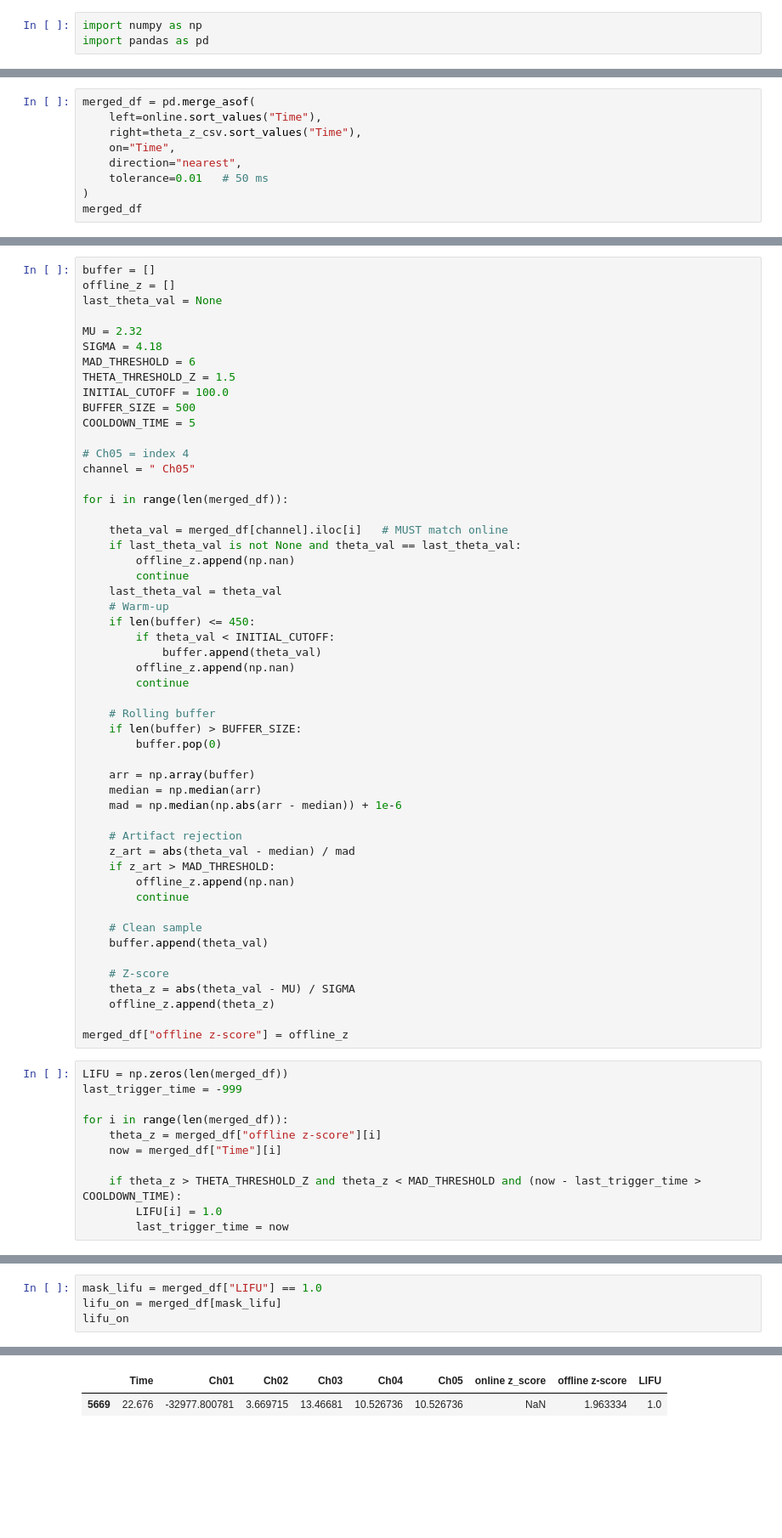
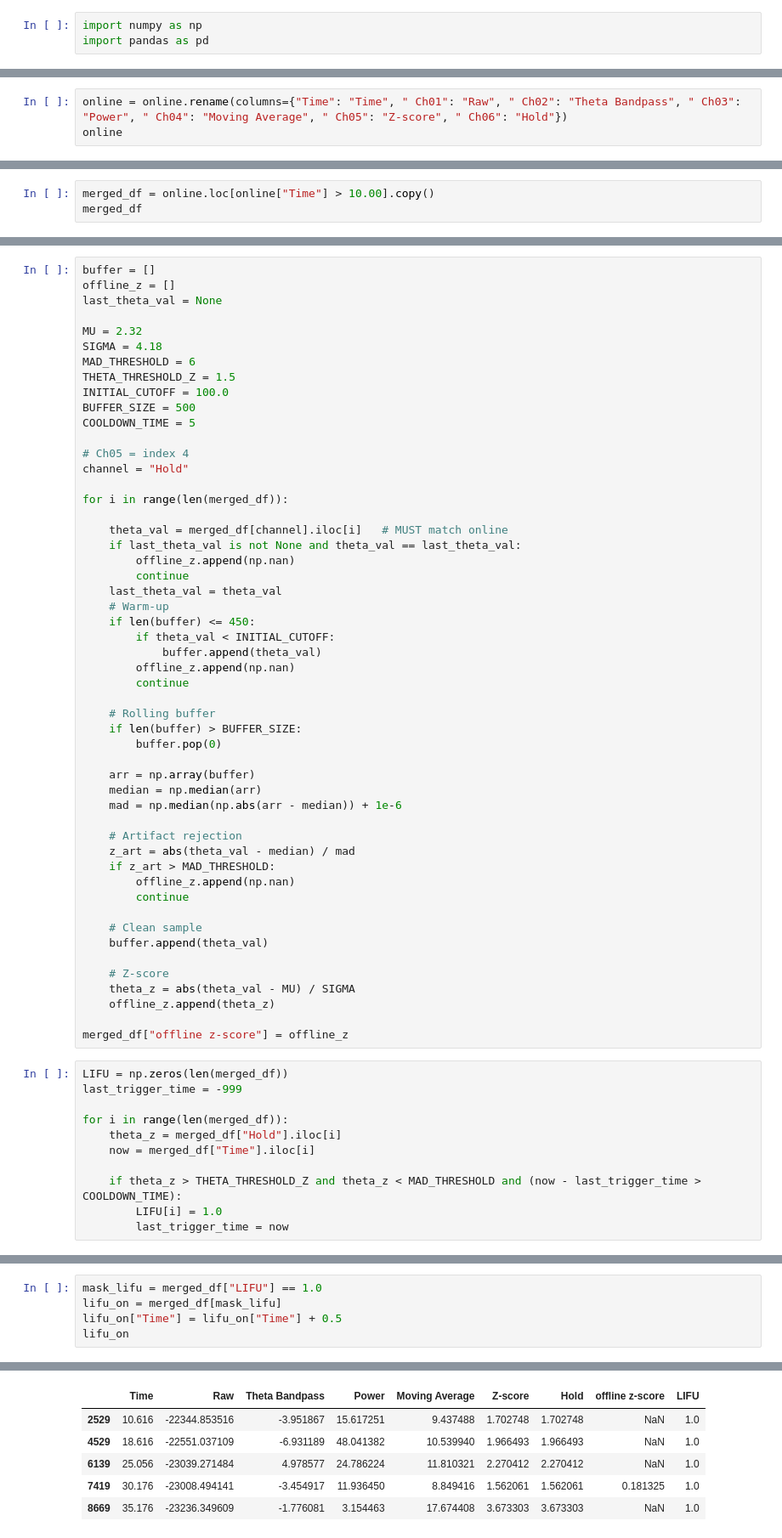
Before and after one commit to janetshin8030/OW_closedloop, a Jupyter notebook: offline_processing.ipynb, the cells around one changed output, grey strips where cells are left out. Shown at 85% size. Cells and saved outputs as stored; diff of their text form; blank space fills up the shorter version.

```diff
--- a/offline_processing.ipynb
+++ b/offline_processing.ipynb
@@ -37,0 +21,3 @@ theta_z_csv
+# %%
+online = online.rename(columns={"Time": "Time", " Ch01": "Raw", " Ch02": "Theta Bandpass", " Ch03": "Power", " Ch04": "Moving Average", " Ch05": "Z-score", " Ch06": "Hold"})
+online
@@ -38,10 +56,4 @@ theta_z_csv
 # %%
-merged_df = pd.merge_asof(
-    left=online.sort_values("Time"),
-    right=theta_z_csv.sort_values("Time"),
-    on="Time",
-    direction="nearest",
-    tolerance=0.01   # 50 ms
-)
+merged_df = online.loc[online["Time"] > 10.00].copy()
 merged_df
 # %% [output]
@@ -72,7 +84,7 @@ BUFFER_SIZE = 500
 COOLDOWN_TIME = 5
 
 # Ch05 = index 4
-channel = " Ch05"
+channel = "Hold"
 
 for i in range(len(merged_df)):
 
@@ -115,8 +127,8 @@ LIFU = np.zeros(len(merged_df))
 last_trigger_time = -999
 
 for i in range(len(merged_df)):
-    theta_z = merged_df["offline z-score"][i]
-    now = merged_df["Time"][i]
+    theta_z = merged_df["Hold"].iloc[i]
+    now = merged_df["Time"].iloc[i]
 
     if theta_z > THETA_THRESHOLD_Z and theta_z < MAD_THRESHOLD and (now - last_trigger_time > COOLDOWN_TIME):
         LIFU[i] = 1.0
@@ -141,5 +153,6 @@ merged_df
 # %%
 mask_lifu = merged_df["LIFU"] == 1.0
 lifu_on = merged_df[mask_lifu]
+lifu_on["Time"] = lifu_on["Time"] + 0.5
 lifu_on
 # %% [output]
@@ -146,2 +164,6 @@ lifu_on
-|  | Time | Ch01 | Ch02 | Ch03 | Ch04 | Ch05 | online z_score | offline z-score | LIFU |
-| 5669 | 22.676 | -32977.800781 | 3.669715 | 13.46681 | 10.526736 | 10.526736 | NaN | 1.963334 | 1.0 |
+|  | Time | Raw | Theta Bandpass | Power | Moving Average | Z-score | Hold | offline z-score | LIFU |
+| 2529 | 10.616 | -22344.853516 | -3.951867 | 15.617251 | 9.437488 | 1.702748 | 1.702748 | NaN | 1.0 |
+| 4529 | 18.616 | -22551.037109 | -6.931189 | 48.041382 | 10.539940 | 1.966493 | 1.966493 | NaN | 1.0 |
+| 6139 | 25.056 | -23039.271484 | 4.978577 | 24.786224 | 11.810321 | 2.270412 | 2.270412 | NaN | 1.0 |
+| 7419 | 30.176 | -23008.494141 | -3.454917 | 11.936450 | 8.849416 | 1.562061 | 1.562061 | 0.181325 | 1.0 |
+| 8669 | 35.176 | -23236.349609 | -1.776081 | 3.154463 | 17.674408 | 3.673303 | 3.673303 | NaN | 1.0 |
```
Also changed, not shown: parts of 7 cells of this notebook, 12 other files.
